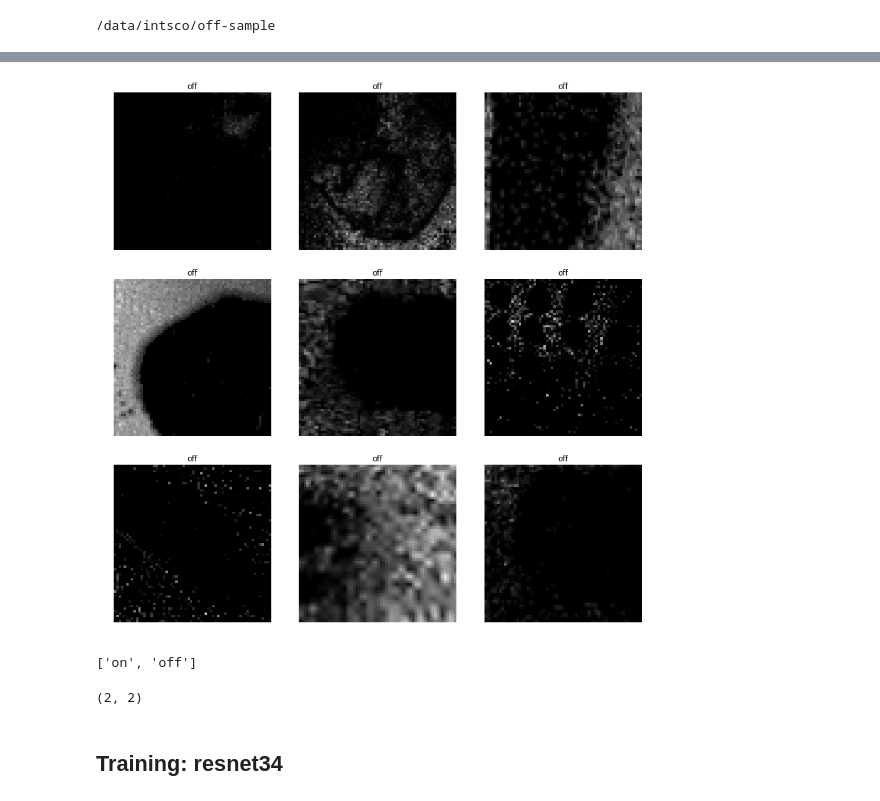
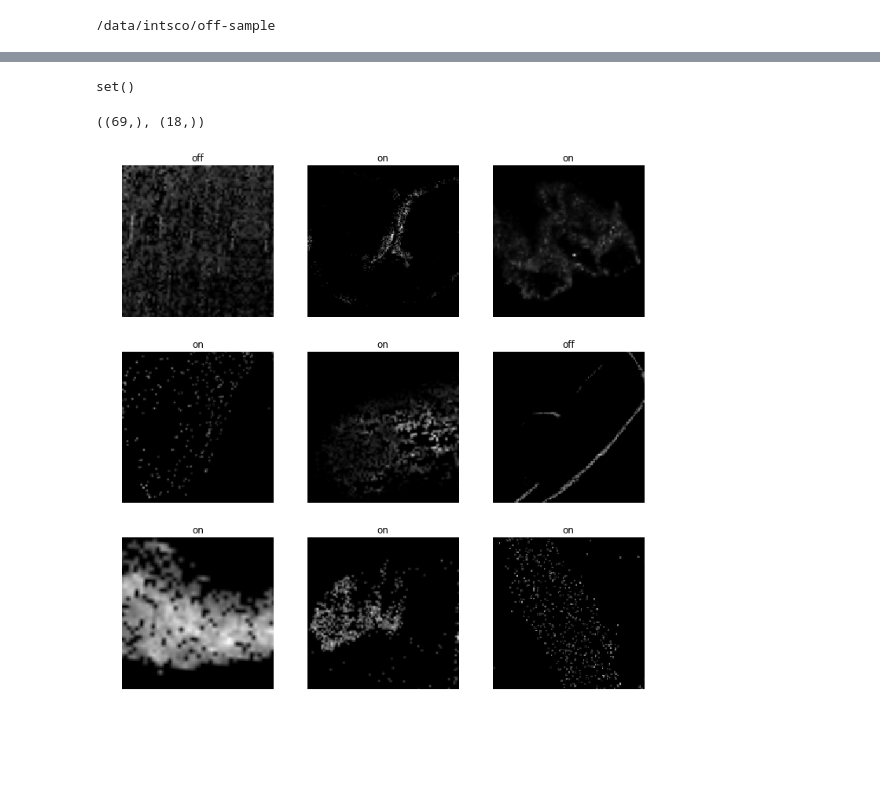
Before and after one commit to intsco/off-sample, a Jupyter notebook: classification/train_fastai_on_gs.ipynb, the cells around one changed output, grey strips where cells are left out. Cells and saved outputs as stored; diff of their text form; code cells hidden in the pictures; blank space fills up the shorter version.

```diff
--- a/classification/train_fastai_on_gs.ipynb
+++ b/classification/train_fastai_on_gs.ipynb
@@ -70,12 +64,23 @@ data = create_data_bunch(df[train_mask], df[valid_mask])
+# %%
+cv = GroupKFold(n_splits=5)
+train_inds, valid_inds = next(cv.split(df.group, groups=df.group))
+# %%
+set(df.group.iloc[train_inds].unique()) & set(df.group.iloc[valid_inds].unique())
+# %% [output]
+set()
+# %%
+df.group.iloc[train_inds].unique().shape, df.group.iloc[valid_inds].unique().shape
+# %% [output]
+((69,), (18,))
+# %%
+src = (ImageItemList.from_df(df, '', cols=0)
+       .split_by_idxs(train_inds, valid_inds)
+       .label_from_df(cols=2))
+# %%
+tfms = get_transforms(flip_vert=True, max_lighting=0.1, max_zoom=1.05, max_warp=0.)
+# %%
+data = src.transform(tfms, size=128).databunch().normalize(imagenet_stats)
 # %%
-data.show_batch(rows=3, figsize=(12, 12))
+data.show_batch(rows=3, figsize=(10, 10))
 # %% [output]
-[figure, old version]
+[figure, new version]
-# %%
-print(data.classes)
-len(data.classes), data.c
-# %% [output]
-['on', 'off']
-(2, 2)
-# %% [markdown]
-## Training: resnet34
```
Also changed, not shown: parts of 94 cells of this notebook, 1 other file.
